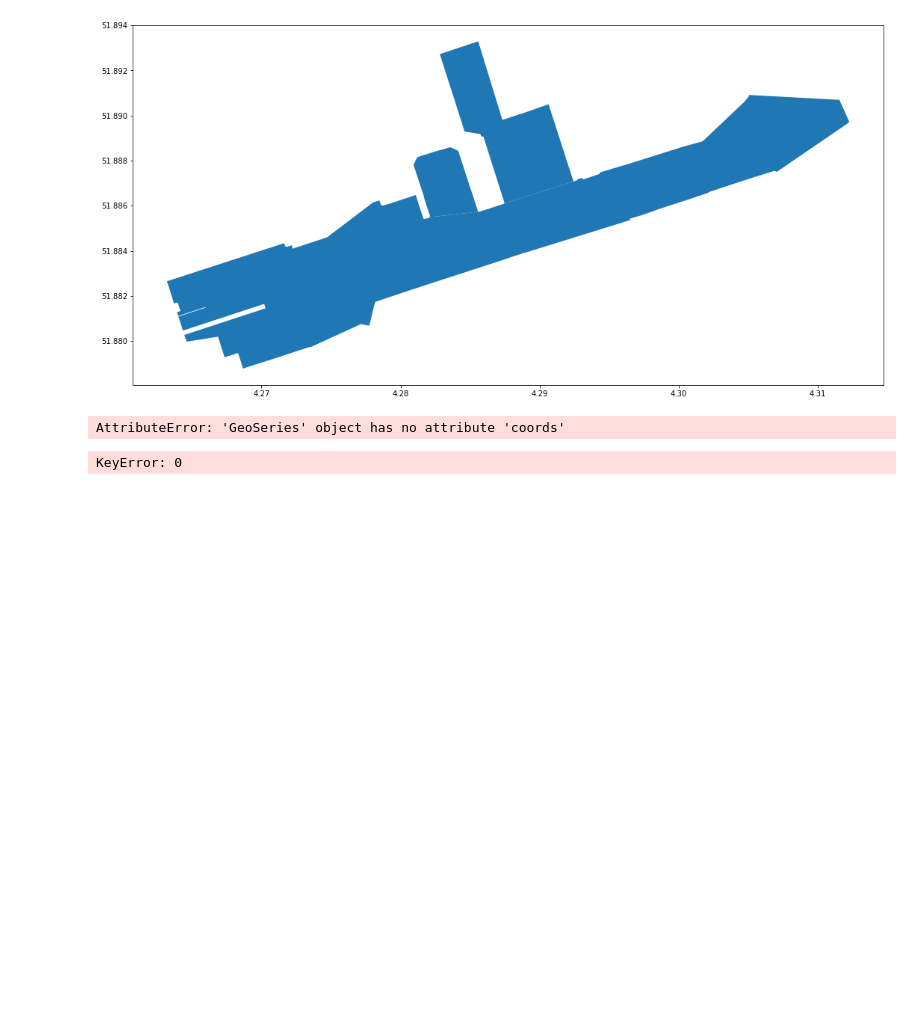
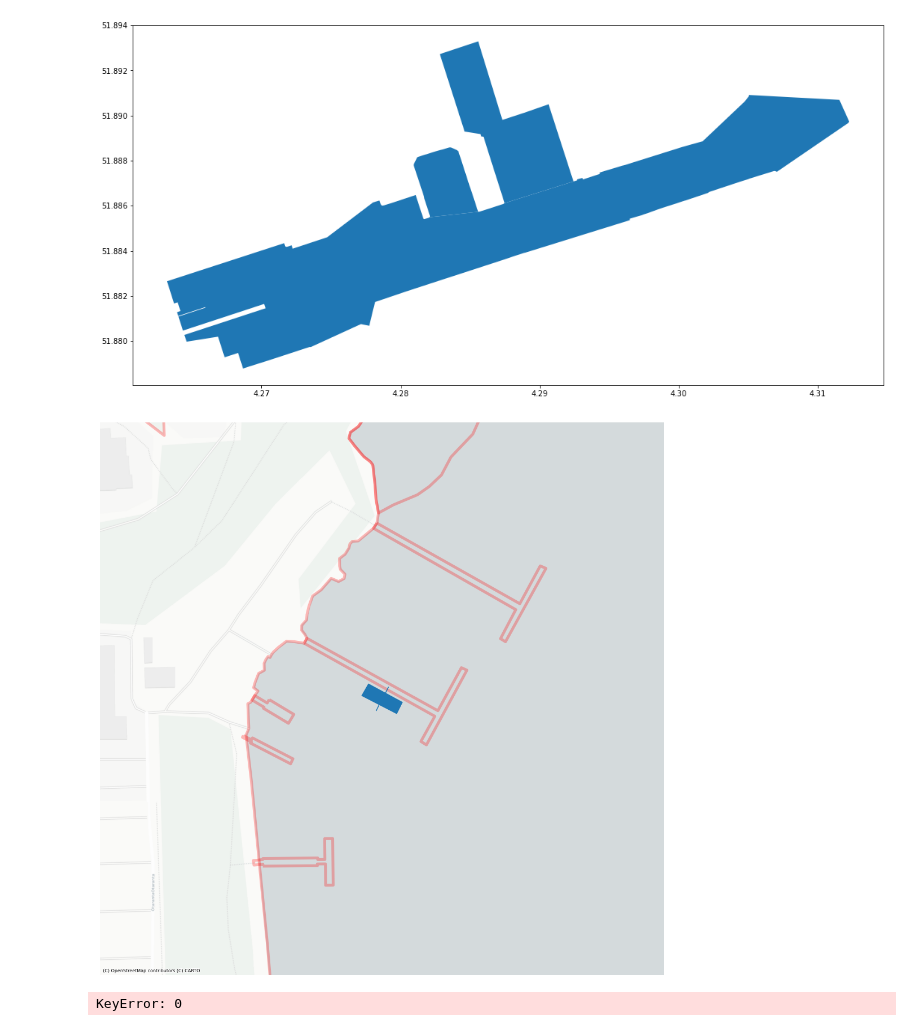
Before and after one commit to Napuu/osm-fiddling, a Jupyter notebook: polygon-orientation/orientation.ipynb, the cells around one changed output. Cells and saved outputs as stored; diff of their text form; code cells hidden in the pictures; blank space fills up the shorter version.

Commit message:
drawing normals

```diff
--- a/polygon-orientation/orientation.ipynb
+++ b/polygon-orientation/orientation.ipynb
@@ -42,38 +44,68 @@ gdf.plot(ax=ax)
 # %%
 polygons = gpd.read_file("test-data.geojson")
 #for index, geom in polygons.head(5).iterrows():
 def plot_test(index):
-    geom = polygons.iloc[[index]].geometry
-    """# polygon edges as linestrings
+    f, ax = plt.subplots(1, figsize=(18, 18))
+    row = polygons.iloc[[index]]
+    geom = row.geometry
+    # polygon edges as linestrings
     i = 0
-    points = geom.coords
-    print(points)
+    points = geom.iloc[0].exterior.coords
+    uniq_points = list(points)
+    edges = []
+    for i in range(len(uniq_points) - 1):
+        ls = shapely.geometry.LineString([uniq_points[i], uniq_points[i+1]])
+        edges.append(ls)
+    edges.sort(key=lambda x: x.length, reverse=True)
+    # long edges are now at indexes 0 and 1
 
-    return"""
+    def get_normal(i):
+
+        normal_starting_point = np.array(edges[i].interpolate(0.5, normalized=True).coords[0])
+        dx = edges[3].coords[0][0] - edges[3].coords[1][0]
+        dy = edges[3].coords[0][1] - edges[3].coords[1][1]
+        # smaller edge is guaranteed to be at smaller
+        diff_vec = np.array([dx, dy]) / 2
+        try1 = normal_starting_point + diff_vec
+        try2 = normal_starting_point - diff_vec
+        outpointing_vector_end = try1
+        if (row.intersects(shapely.geometry.Point(try1)).all()):
+            outpointing_vector_end = try2
+        return shapely.geometry.LineString([normal_starting_point, outpointing_vector_end])
+
+    n1 = get_normal(0)
+    n2 = get_normal(1)
+    t = gpd.GeoDataFrame.from_records([{"geometry": n1}, {"geometry": n2}])
+    t.crs = "EPSG:4326"
+    t = t.to_crs(3857)
+    t.plot(ax=ax)
+
+    #for i in range(100):
+
+    #return
 
     # plotting
-    f, ax = plt.subplots(1, figsize=(18, 18))
     gs = gpd.GeoSeries(geom, crs=4326)
     gs = gs.to_crs(3857)
     buffer = gs.geometry.buffer(200)
     buffer.plot(alpha=0, ax=ax)
     centroid_4326 = gs.centroid.to_crs(4326)
     osm_gdf = gpd.GeoDataFrame.from_features(
         get_osm_data(float(centroid_4326.y), float(centroid_4326.x))
     )
     osm_gdf.crs = 'epsg:4326'
     ctx.add_basemap(
         ax,
         source=ctx.providers.CartoDB.Positron
     )
     plt.autoscale(False)
     osm_intersection = gpd.clip(osm_gdf, buffer.buffer(200).to_crs(4326).geometry).to_crs(3857)
     osm_intersection.plot(ax=ax, facecolor="#0000", edgecolor="#f004", linewidth=5)
     gs.plot(ax = ax)
     ax.set_axis_off()
-plot_test(1)
+plot_test(0)
 # %% [output]
-AttributeError: 'GeoSeries' object has no attribute 'coords'
+[figure, added]
 # %%
 plot_test(1)
 plot_test(2)
```
Also changed, not shown: parts of 1 cell of this notebook.
